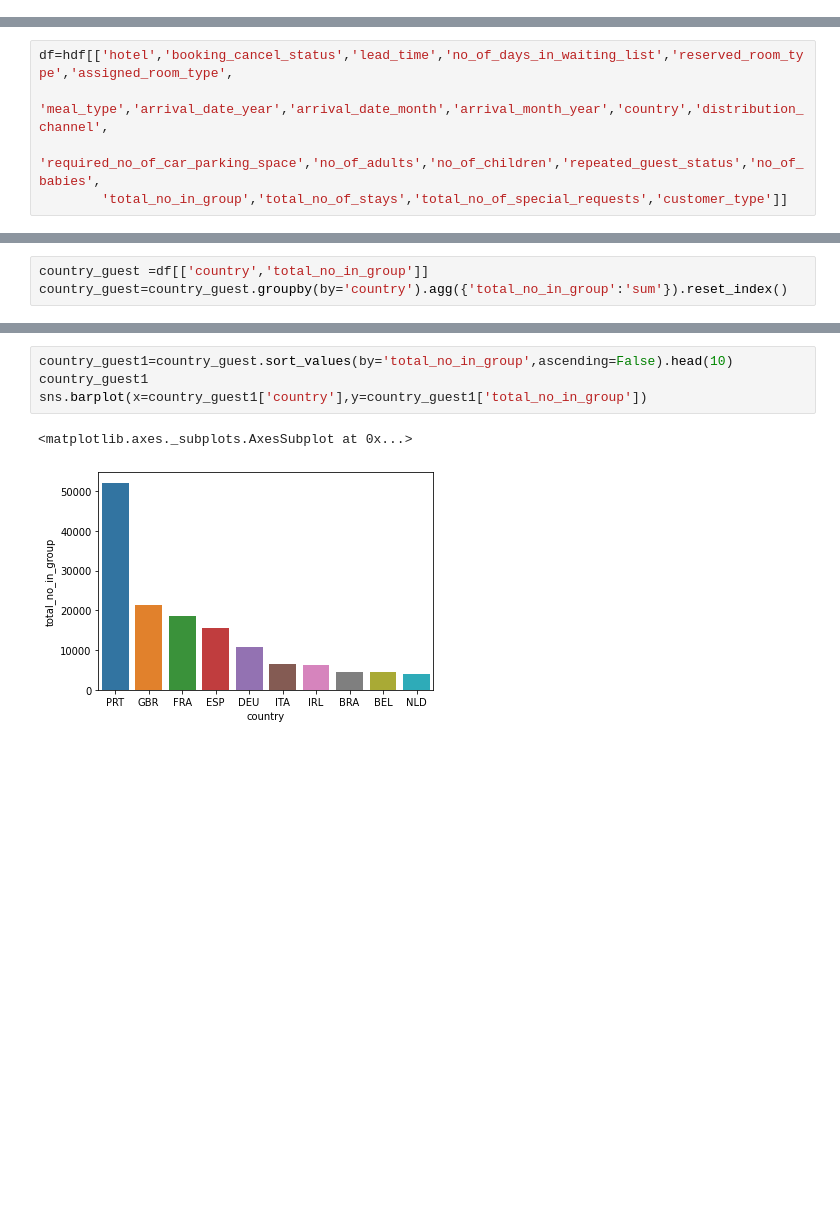
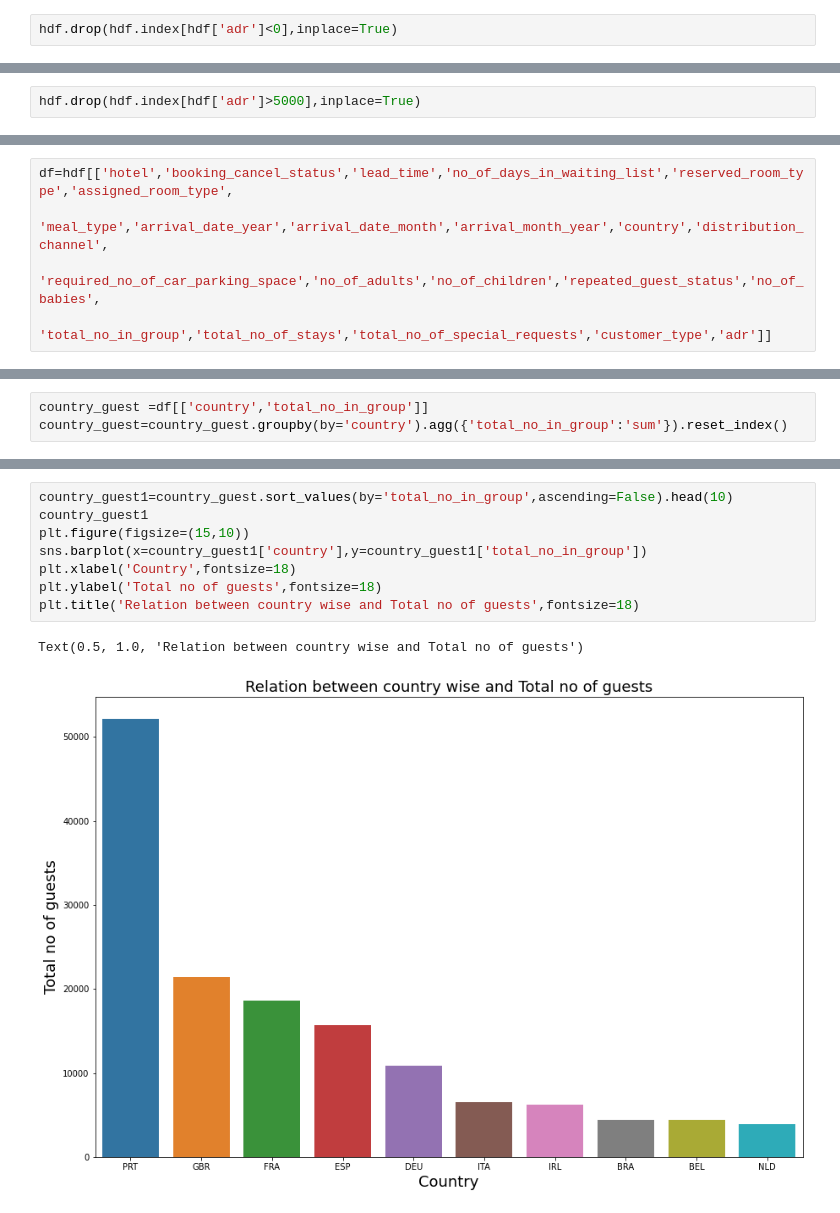
Before and after one commit to niteshavagabond/Hotel-Booking-analysis, a Jupyter notebook: Hotel_Booking_Analysis_Capstone_Project.ipynb, the cells around one changed output, grey strips where cells are left out. Cells and saved outputs as stored; diff of their text form; blank space fills up the shorter version.

```diff
--- a/Hotel_Booking_Analysis_Capstone_Project.ipynb
+++ b/Hotel_Booking_Analysis_Capstone_Project.ipynb
@@ -467,0 +249,2 @@ hdf['reservation_status_date']=hdf['reservation_status_date'].apply(lambda x : d
+# %%
+hdf.drop(hdf.index[hdf['adr']<0],inplace=True)
@@ -468,3 +257,5 @@ hdf['reservation_status_date']=hdf['reservation_status_date'].apply(lambda x : d
+# %%
+hdf.drop(hdf.index[hdf['adr']>5000],inplace=True)
 # %% [markdown]
 #5. merge columns (e.g. [booking_day, booking_month, booking_year], [no_of_adults, no_of_children, no_of_babies] and [stays_in_weekend_nights,  stays_in_week_nights])
 # %%
@@ -515,7 +306,7 @@ sns.heatmap(hdf1,annot = True,fmt='.2f', annot_kws={'size': 10},  vmax=.8, squar
 df=hdf[['hotel','booking_cancel_status','lead_time','no_of_days_in_waiting_list','reserved_room_type','assigned_room_type',
         'meal_type','arrival_date_year','arrival_date_month','arrival_month_year','country','distribution_channel',
         'required_no_of_car_parking_space','no_of_adults','no_of_children','repeated_guest_status','no_of_babies',
-        'total_no_in_group','total_no_of_stays','total_no_of_special_requests','customer_type']]
+        'total_no_in_group','total_no_of_stays','total_no_of_special_requests','customer_type','adr']]
 # %%
 df.head()
 # %% [output]
@@ -724,8 +531,12 @@ country_guest_map.show()
 # %%
 country_guest1=country_guest.sort_values(by='total_no_in_group',ascending=False).head(10)
 country_guest1
+plt.figure(figsize=(15,10))
 sns.barplot(x=country_guest1['country'],y=country_guest1['total_no_in_group'])
+plt.xlabel('Country',fontsize=18)
+plt.ylabel('Total no of guests',fontsize=18)
+plt.title('Relation between country wise and Total no of guests',fontsize=18)
 # %% [output]
-<matplotlib.axes._subplots.AxesSubplot at 0x...>
+Text(0.5, 1.0, 'Relation between country wise and Total no of guests')
-[figure, old version]
+[figure, new version]
 # %% [markdown]
```
Also changed, not shown: parts of 58 cells of this notebook.
